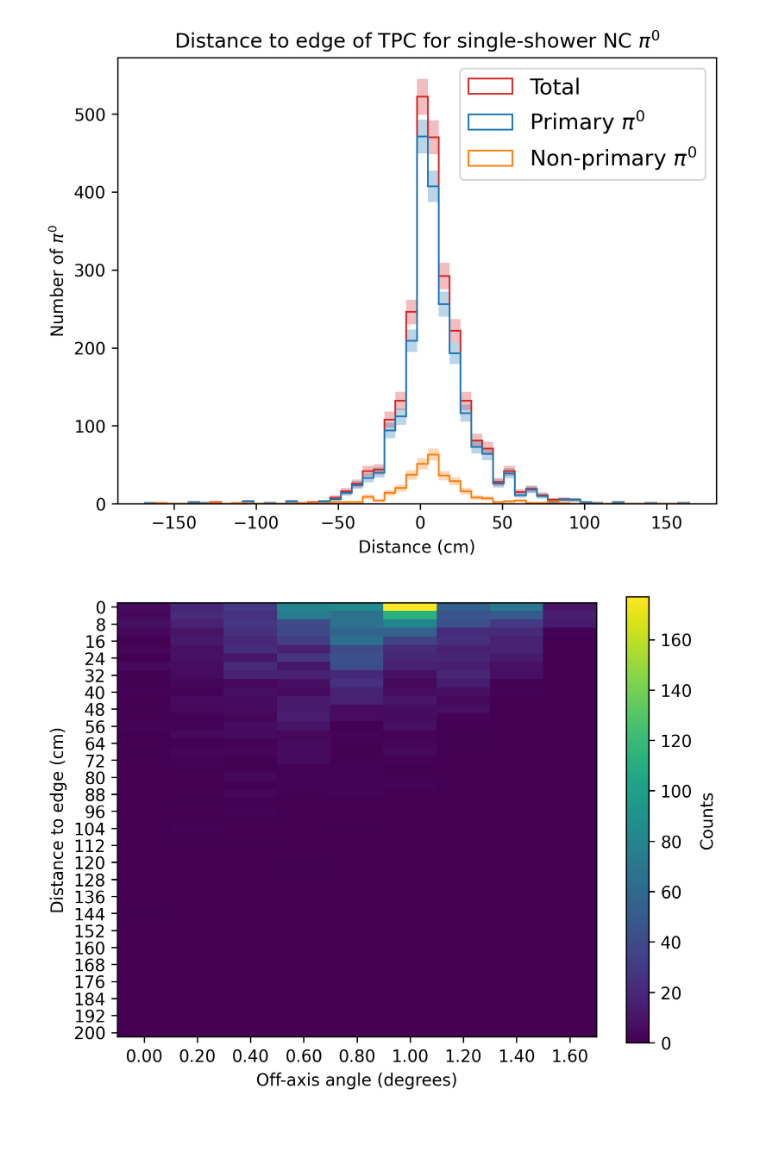
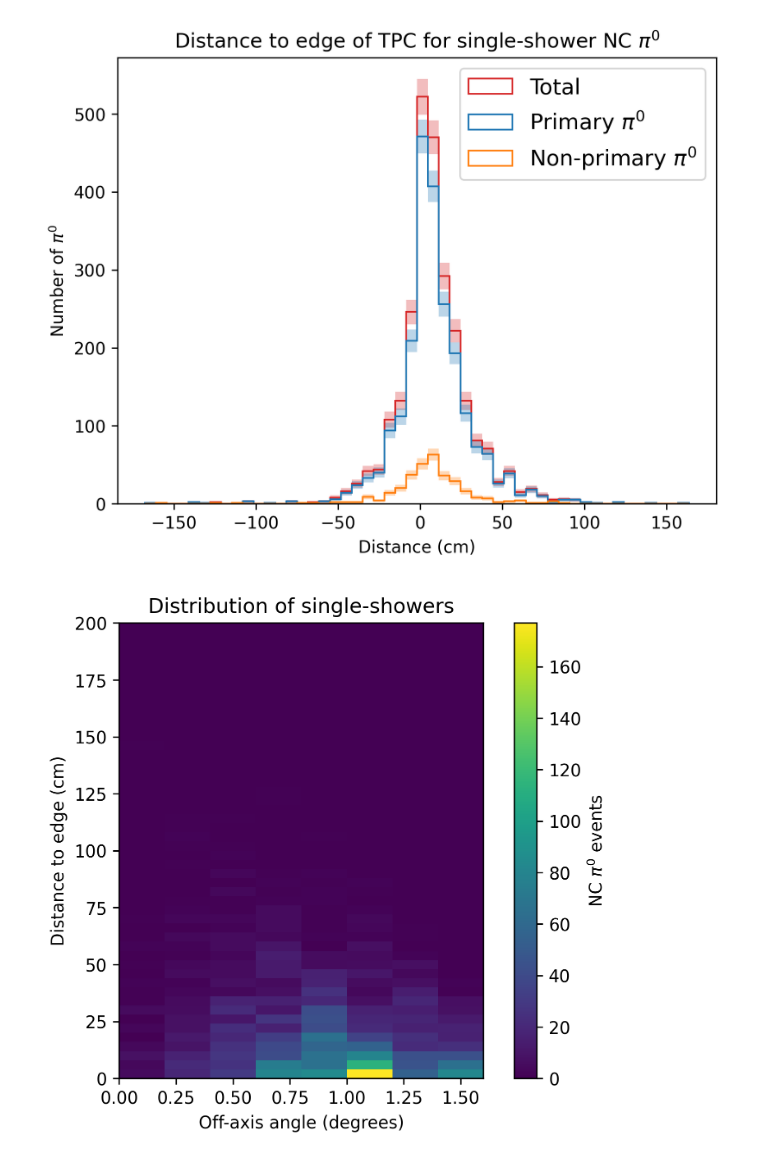
Before and after one commit to BMDragon/SBND_PRISM_Pi0_Study, a Jupyter notebook: distancePlots.ipynb, the cells around one changed output. Saved outputs shown, nothing was run; the diff lists cells and outputs as text; code cells hidden in the pictures; blank space fills up the shorter version.

Commit message:
normalize and fix 2d distance plot

```diff
--- a/distancePlots.ipynb
+++ b/distancePlots.ipynb
@@ -139,20 +139,20 @@ plt.show()
 # %% [output]
 [figure]
 # %%
-distAngHeatmap = np.zeros((len(distBins), len(nbinsTPC)))
+distAngHeatmap = np.zeros((len(distBins[:-1]), len(nbinsTPC[:-1])))
 for idx, row in df[df['is_NC'] & df['single_shower']].iterrows():
     for k in range(len(row['shower_dist_to_edge'])):
-        angDex = np.digitize(row['shower_angle_exact'][k], nbinsTPC) - 1
-        distDex = np.digitize(row['shower_dist_to_edge'][k], distBins) - 1
+        angDex = np.digitize(row['shower_angle_exact'][k], nbinsTPC[:-1]) - 1
+        distDex = np.digitize(row['shower_dist_to_edge'][k], distBins[:-1]) - 1
         distAngHeatmap[distDex, angDex] += 1
 
 plt.figure(dpi=300)
-plt.imshow(distAngHeatmap, cmap='viridis', aspect=4/25)
-plt.xticks(np.arange(len(nbinsTPC)), [f"{b:.2f}" for b in nbinsTPC])
-plt.yticks(np.arange(0, len(distBins), 2), [str(distBins[i]) for i in range(0, len(distBins), 2)])
+plt.imshow(distAngHeatmap, cmap='viridis', extent=[nbinsTPC[0], nbinsTPC[-1], distBins[-1], distBins[0]], aspect=.01)
 plt.xlabel("Off-axis angle (degrees)")
 plt.ylabel("Distance to edge (cm)")
-plt.colorbar(label="Counts")
+plt.colorbar(label="NC $\pi^0$ events")
+plt.gca().invert_yaxis()
+plt.title("Distribution of single-showers")
 plt.show()
 # %% [output]
-[figure, old version]
+[figure, new version]
```
Also changed, not shown: parts of 2 cells of this notebook.
